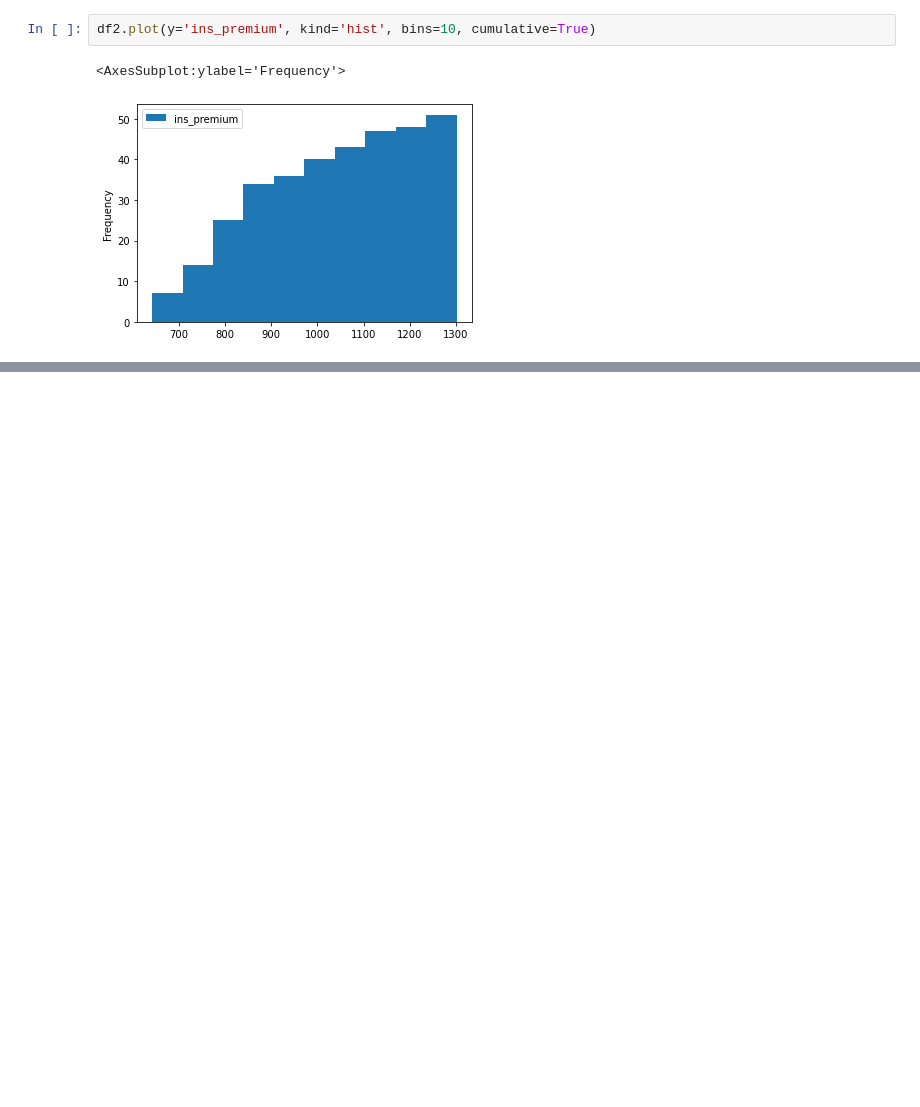
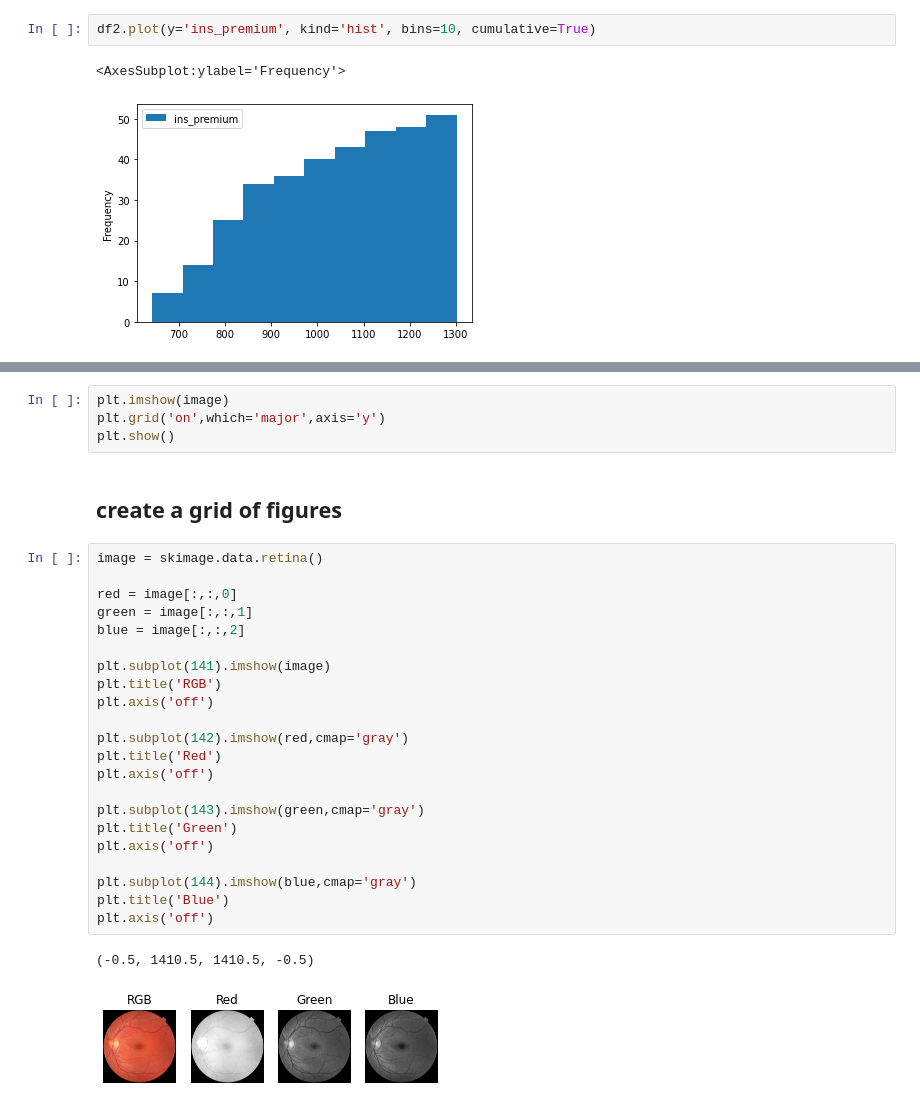
Before and after one commit to artinmajdi/resbaz_2021, a Jupyter notebook: resbaz2021.ipynb, the cells around one changed output, grey strips where cells are left out. Cells and saved outputs as stored; diff of their text form; blank space fills up the shorter version.

```diff
--- a/resbaz2021.ipynb
+++ b/resbaz2021.ipynb
@@ -491,0 +514,31 @@ df2.plot(y='ins_premium', kind='hist', bins=10, cumulative=True)
+# %%
+plt.imshow(image)
+plt.grid('on',which='major',axis='y')
+plt.show()
+# %% [markdown]
+## create a grid of figures
+# %%
+image = skimage.data.retina()
+
+red = image[:,:,0]
+green = image[:,:,1]
+blue = image[:,:,2]
+
+plt.subplot(141).imshow(image)
+plt.title('RGB')
+plt.axis('off')
+
+plt.subplot(142).imshow(red,cmap='gray')
+plt.title('Red')
+plt.axis('off')
+
+plt.subplot(143).imshow(green,cmap='gray')
+plt.title('Green')
+plt.axis('off')
+
+plt.subplot(144).imshow(blue,cmap='gray')
+plt.title('Blue')
+plt.axis('off')
+# %% [output]
+(-0.5, 1410.5, 1410.5, -0.5)
+[figure, added]
```
Also changed, not shown: parts of 51 cells of this notebook, 4 other files.
